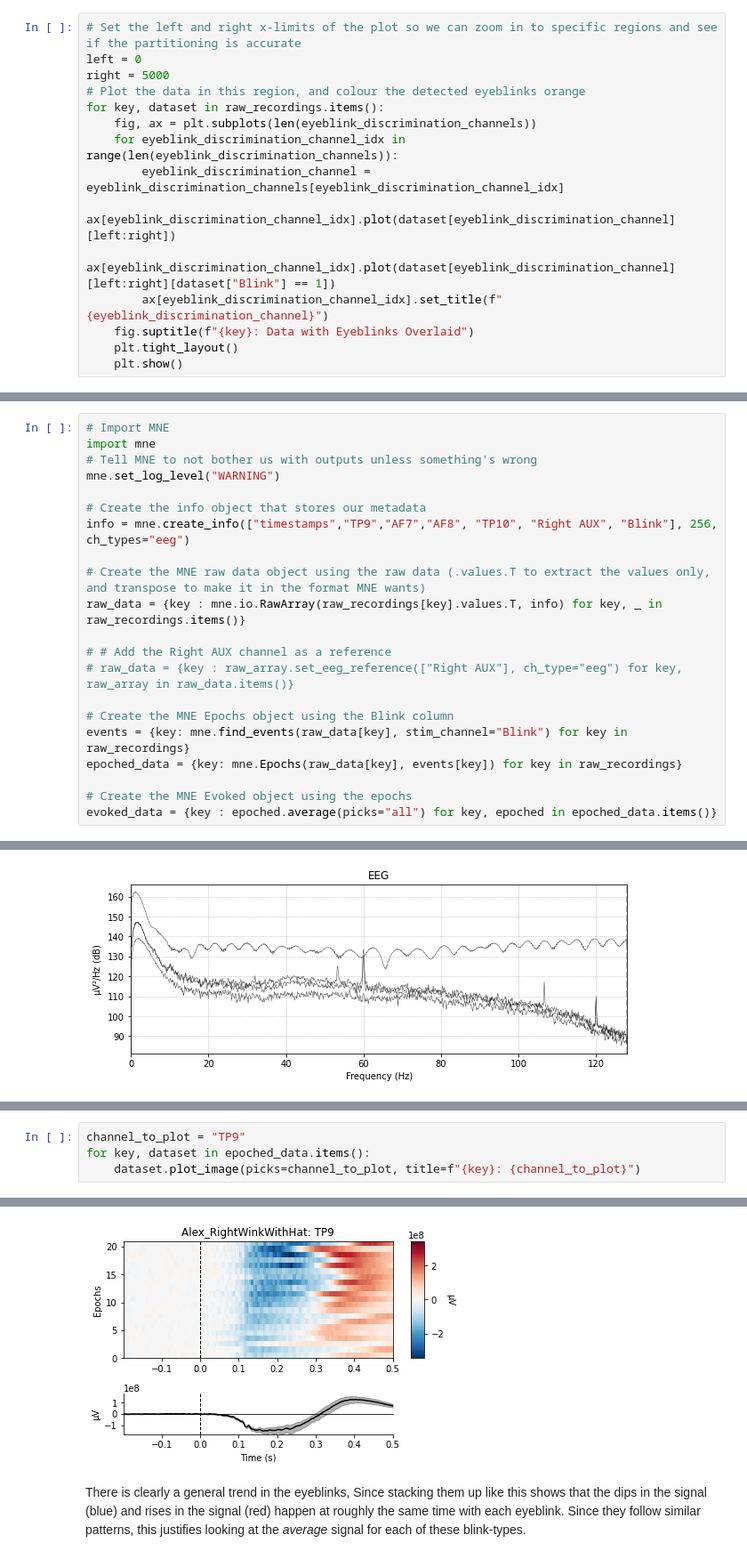
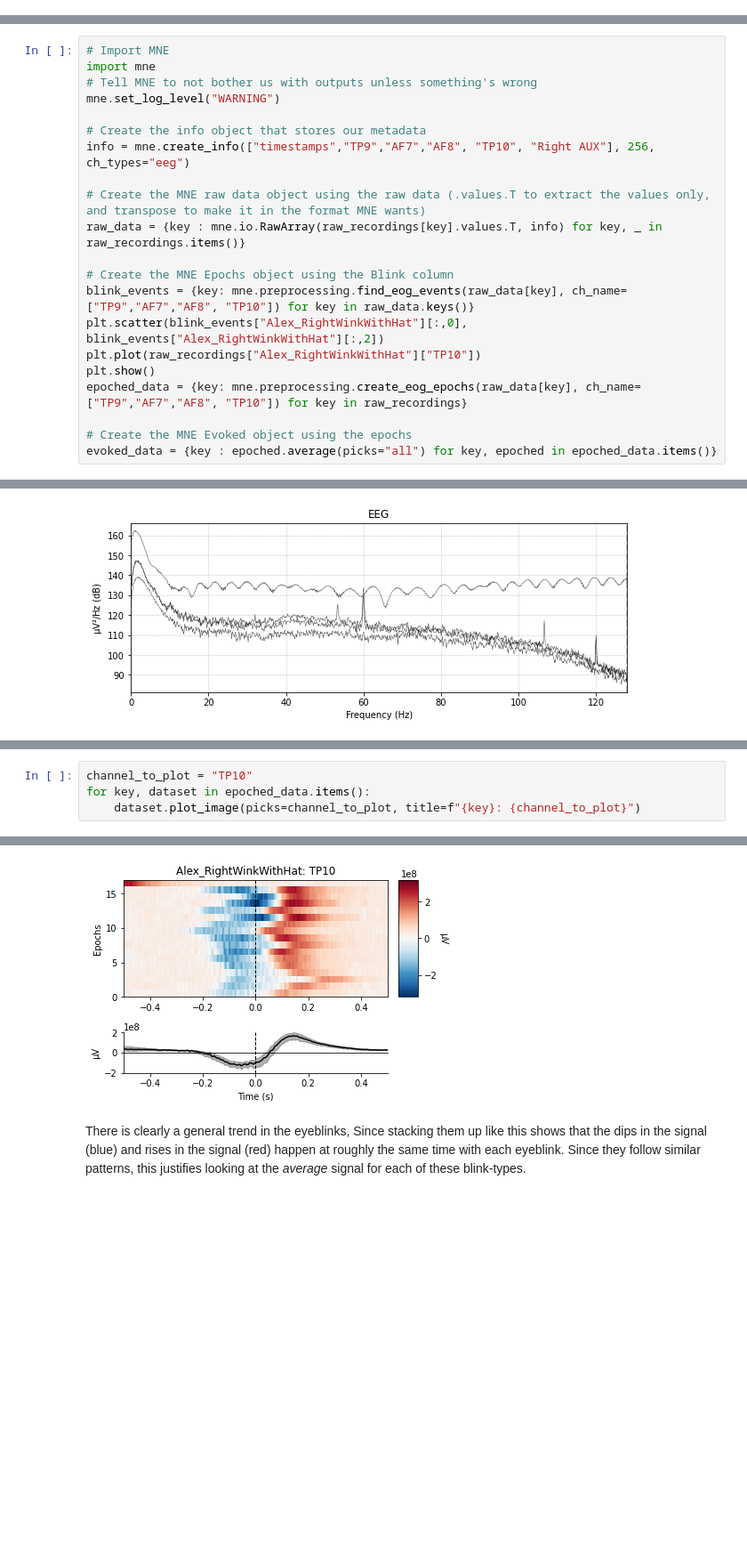
Before and after one commit to MACtion-Potential/weeping-angel, a Jupyter notebook: EyeBlink_Detection.ipynb, the cells around one changed output, grey strips where cells are left out. Shown at 89% size. Cells and saved outputs as stored; diff of their text form; blank space fills up the shorter version.

Commit message:
Added MNE's built-in EOG event detection

```diff
--- a/EyeBlink_Detection.ipynb
+++ b/EyeBlink_Detection.ipynb
@@ -136,15 +68,0 @@ It looks like we did, so now we can count on the "Blink" column of our dataset t
-# %%
-# Set the left and right x-limits of the plot so we can zoom in to specific regions and see if the partitioning is accurate
-left = 0
-right = 5000
-# Plot the data in this region, and colour the detected eyeblinks orange
-for key, dataset in raw_recordings.items():
-    fig, ax = plt.subplots(len(eyeblink_discrimination_channels))
-    for eyeblink_discrimination_channel_idx in range(len(eyeblink_discrimination_channels)):
-        eyeblink_discrimination_channel = eyeblink_discrimination_channels[eyeblink_discrimination_channel_idx]
-        ax[eyeblink_discrimination_channel_idx].plot(dataset[eyeblink_discrimination_channel][left:right])
-        ax[eyeblink_discrimination_channel_idx].plot(dataset[eyeblink_discrimination_channel][left:right][dataset["Blink"] == 1])
-        ax[eyeblink_discrimination_channel_idx].set_title(f"{eyeblink_discrimination_channel}")
-    fig.suptitle(f"{key}: Data with Eyeblinks Overlaid")
-    plt.tight_layout()
-    plt.show()
@@ -163,17 +75,17 @@ import mne
 mne.set_log_level("WARNING")
 
 # Create the info object that stores our metadata
-info = mne.create_info(["timestamps","TP9","AF7","AF8", "TP10", "Right AUX", "Blink"], 256, ch_types="eeg")
+info = mne.create_info(["timestamps","TP9","AF7","AF8", "TP10", "Right AUX"], 256, ch_types="eeg")
 
 # Create the MNE raw data object using the raw data (.values.T to extract the values only, and transpose to make it in the format MNE wants)
 raw_data = {key : mne.io.RawArray(raw_recordings[key].values.T, info) for key, _ in raw_recordings.items()}
 
-# # Add the Right AUX channel as a reference
-# raw_data = {key : raw_array.set_eeg_reference(["Right AUX"], ch_type="eeg") for key, raw_array in raw_data.items()}
-
 # Create the MNE Epochs object using the Blink column
-events = {key: mne.find_events(raw_data[key], stim_channel="Blink") for key in raw_recordings}
-epoched_data = {key: mne.Epochs(raw_data[key], events[key]) for key in raw_recordings}
+blink_events = {key: mne.preprocessing.find_eog_events(raw_data[key], ch_name=["TP9","AF7","AF8", "TP10"]) for key in raw_data.keys()}
+plt.scatter(blink_events["Alex_RightWinkWithHat"][:,0], blink_events["Alex_RightWinkWithHat"][:,2])
+plt.plot(raw_recordings["Alex_RightWinkWithHat"]["TP10"])
+plt.show()
+epoched_data = {key: mne.preprocessing.create_eog_epochs(raw_data[key], ch_name=["TP9","AF7","AF8", "TP10"]) for key in raw_recordings}
 
 # Create the MNE Evoked object using the epochs
 evoked_data = {key : epoched.average(picks="all") for key, epoched in epoched_data.items()}
@@ -201,5 +133,5 @@ Lets keep going and visualize the epochs, to see if we can notice any patterns i
 # %%
-channel_to_plot = "TP9"
+channel_to_plot = "TP10"
 for key, dataset in epoched_data.items():
     dataset.plot_image(picks=channel_to_plot, title=f"{key}: {channel_to_plot}")
 # %% [output]
@@ -210,4 +142,4 @@ for key, dataset in epoched_data.items():
-[figure, old version]
+[figure, new version]
 # %% [markdown]
 There is clearly a general trend in the eyeblinks, Since stacking them up like this shows that the dips in the signal (blue) and rises in the signal (red) happen at roughly the same time with each eyeblink. Since they follow similar patterns, this justifies looking at the *average* signal for each of these blink-types.
 # %%
```
Also changed, not shown: parts of 17 cells of this notebook.
